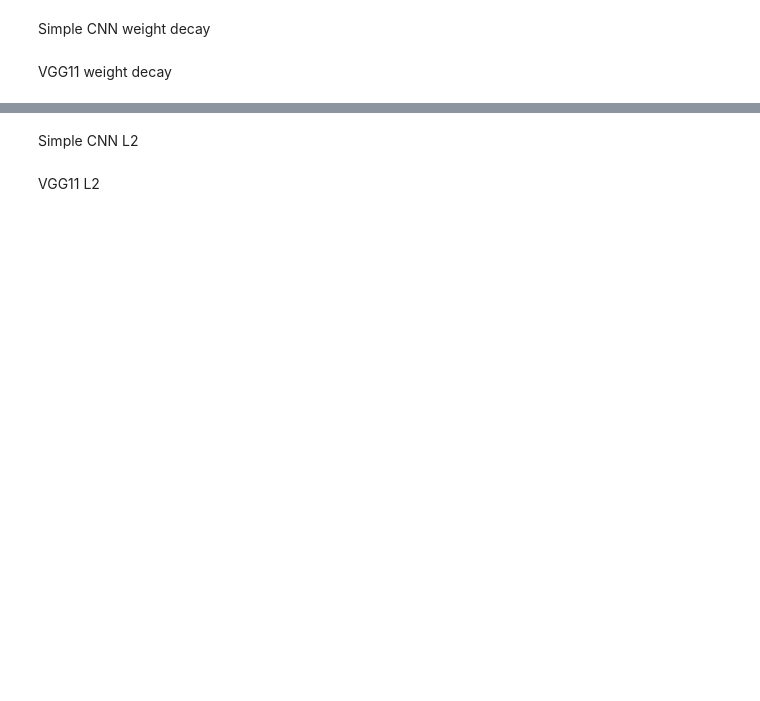
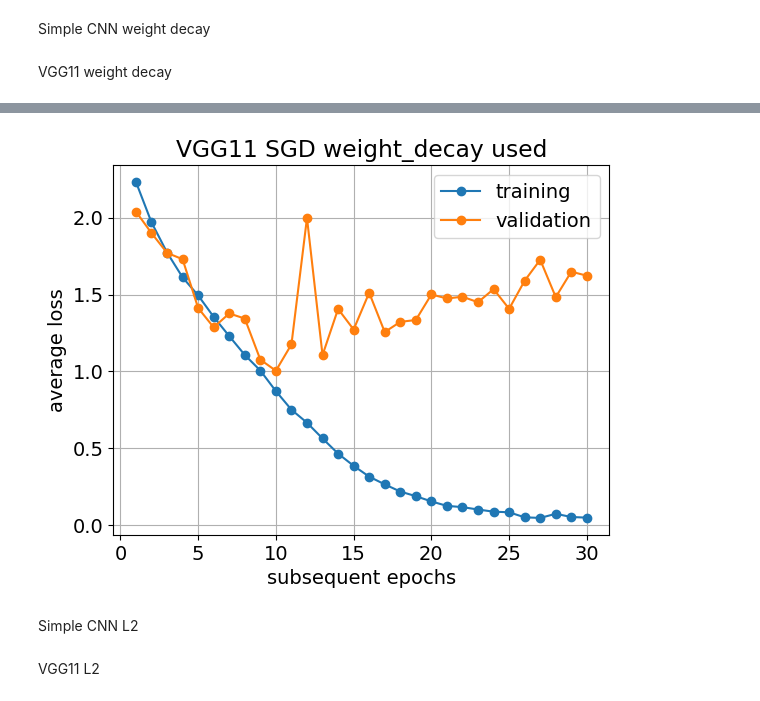
Before and after one commit to a-m-kacz/MLA, a Jupyter notebook: v2_lab4_regularization.ipynb, the cells around one changed output, grey strips where cells are left out. Cells and saved outputs as stored; diff of their text form; code cells hidden in the pictures; blank space fills up the shorter version.

```diff
--- a/v2_lab4_regularization.ipynb
+++ b/v2_lab4_regularization.ipynb
@@ -359,10 +365,17 @@ model = VGG(make_layers(vgg_cfg['vgg11'])).to(device)
 criterion = nn.CrossEntropyLoss()
 optimizer = optim.SGD(model.parameters(),
                       lr=model_args['lr'],
-                      weight_decay=model_args['L2_lambda'])
+                      weight_decay=5.e-4)
 
 train_loss_wd, val_loss_wd, best_accuracy = run_training(model, device, criterion, optimizer, model_args['epochs'])
 
 print('\nTest accuracy for best epoch: {:.0f}%\n'.format(100.*best_accuracy))
 plot_loss(train_loss_wd, val_loss_wd, 'VGG11 SGD weight_decay used')
 model_VGGwd_params = [p.detach().cpu().numpy() for p in model.parameters()]
+
+VGG_results_dict["weight decay"]["train loss"] = train_loss_wd
+VGG_results_dict["weight decay"]["val loss"] = val_loss_wd
+VGG_results_dict["weight decay"]["best accuracy"] = best_accuracy
+VGG_results_dict["weight decay"]["weights"] = np.concatenate([p.flatten() for p in model_VGGwd_params])
+np.save("vgg_results.npy",VGG_results_dict)
+# %% [output]
@@ -369,3 +399,4 @@ model_VGGwd_params = [p.detach().cpu().numpy() for p in model.parameters()]
+[figure, added]
 # %% [markdown]
 Simple CNN L2
 # %%
```
Also changed, not shown: parts of 17 cells of this notebook.
